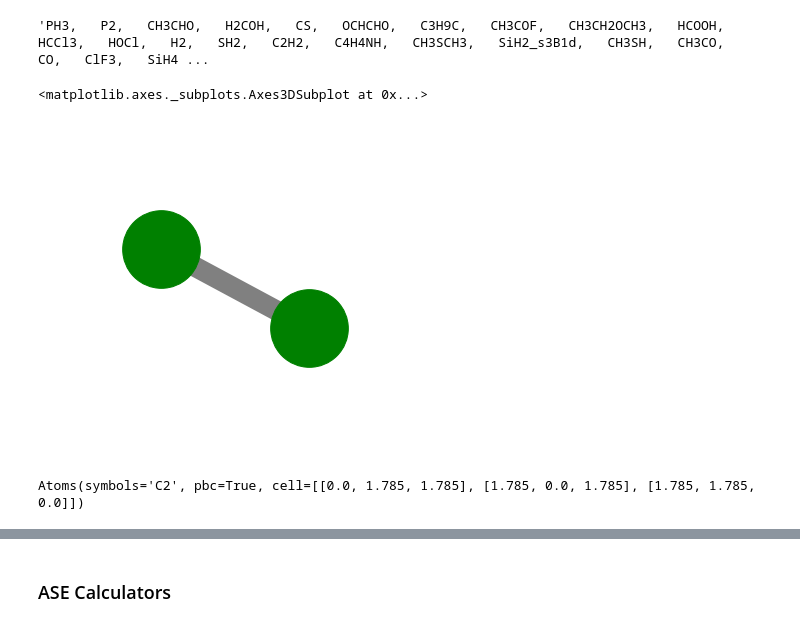
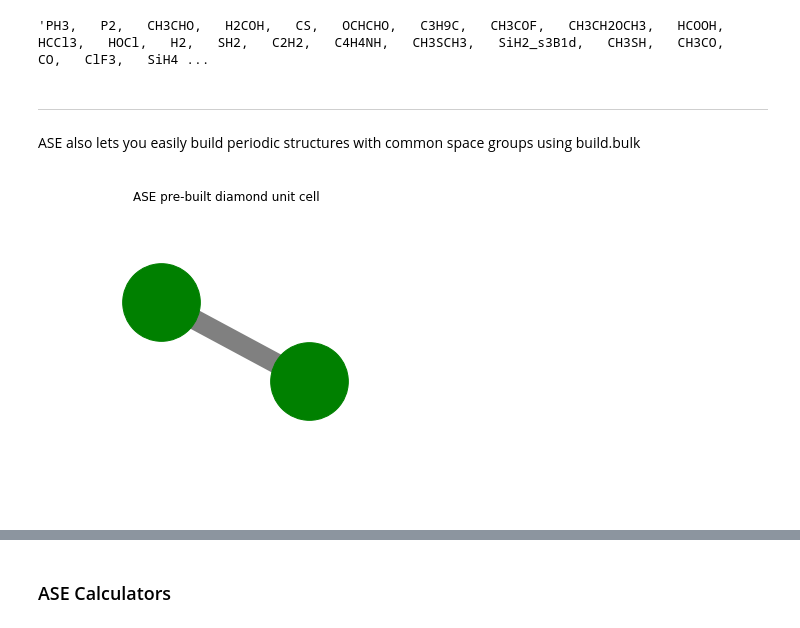
Before and after one commit to alvarovm/minigap, a Jupyter notebook: notebooks/ASE_Atoms_and_Molecular_Dynamics.ipynb, the cells around one changed output, grey strips where cells are left out. Saved outputs shown, nothing was run; the diff lists cells and outputs as text; code cells hidden in the pictures.

```diff
--- a/notebooks/ASE_Atoms_and_Molecular_Dynamics.ipynb
+++ b/notebooks/ASE_Atoms_and_Molecular_Dynamics.ipynb
@@ -39,14 +37,13 @@ from ase.collections import g2
 ",   ".join(g2.names)
 # %% [output]
 'PH3,   P2,   CH3CHO,   H2COH,   CS,   OCHCHO,   C3H9C,   CH3COF,   CH3CH2OCH3,   HCOOH,   HCCl3,   HOCl,   H2,   SH2,   C2H2,   C4H4NH,   CH3SCH3,   SiH2_s3B1d,   CH3SH,   CH3CO,   CO,   ClF3,   SiH4 ...
+# %% [markdown]
+----
+
+
+ASE also lets you easily build periodic structures with common space groups using build.bulk
 # %%
-from ase.build import bulk
-diamond = bulk("C", 'diamond')
-Structure3DPlot(diamond).Plot()
+diamond = build.bulk("C", 'diamond')
+Structure3DPlot(diamond, title="ASE pre-built diamond unit cell").Plot();
 # %% [output]
-<matplotlib.axes._subplots.Axes3DSubplot at 0x...>
-[figure, old version]
+[figure, new version]
-# %%
-diamond
-# %% [output]
-Atoms(symbols='C2', pbc=True, cell=[[0.0, 1.785, 1.785], [1.785, 0.0, 1.785], [1.785, 1.785, 0.0]])
```
Also changed, not shown: parts of 14 cells of this notebook, 15 other files.
